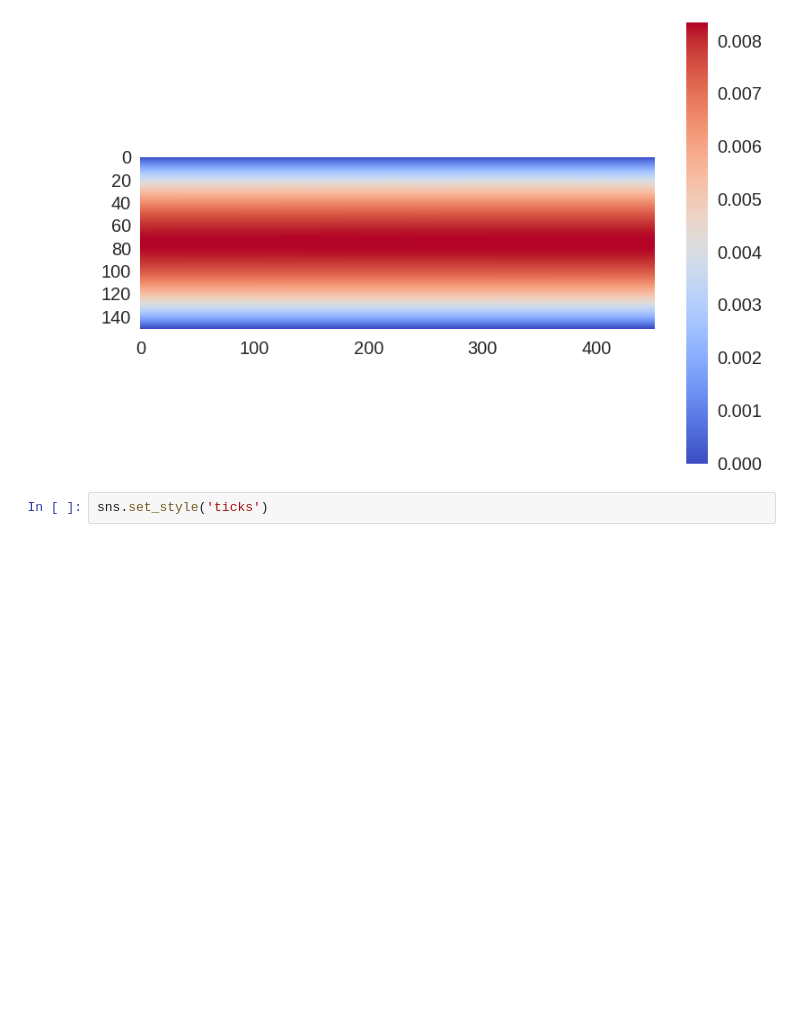
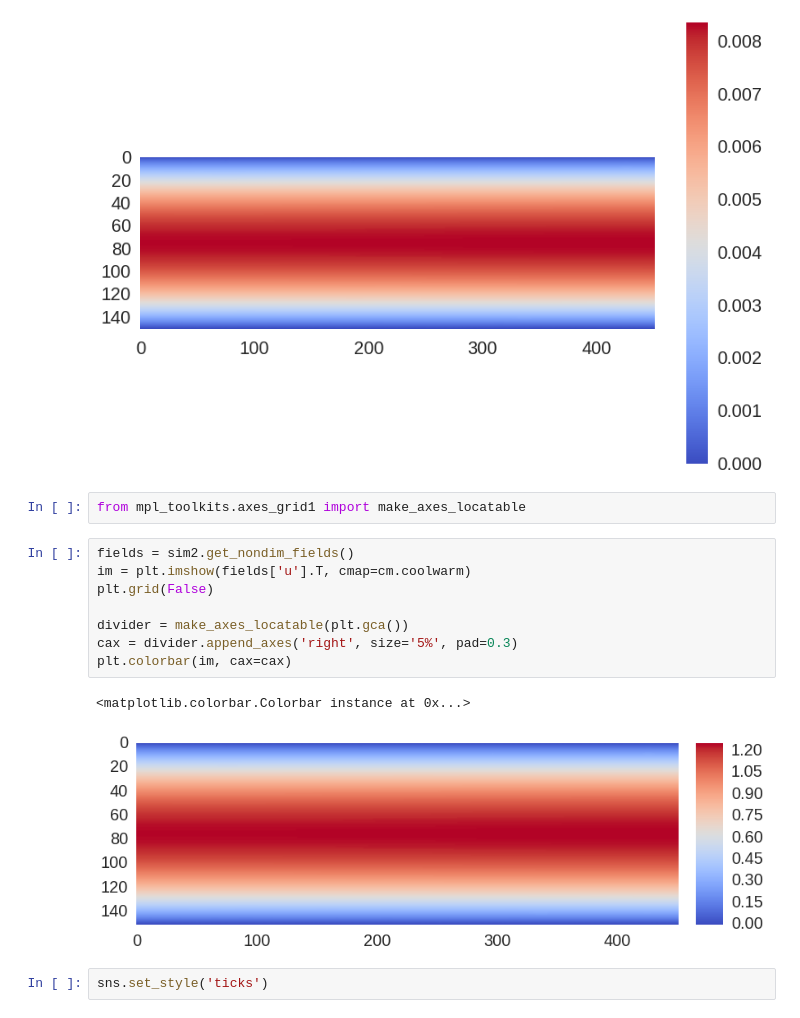
Before and after one commit to latticeboltzmann/2d-lb, a Jupyter notebook: docs/opencl_dimensionless_verification.ipynb, the cells around one changed output. Saved outputs shown, nothing was run; the diff lists cells and outputs as text; blank space fills up the shorter version.

```diff
--- a/docs/opencl_dimensionless_verification.ipynb
+++ b/docs/opencl_dimensionless_verification.ipynb
@@ -156,6 +156,19 @@ plt.colorbar()
 # %% [output]
 <matplotlib.colorbar.Colorbar instance at 0x...>
 [figure]
+# %%
+from mpl_toolkits.axes_grid1 import make_axes_locatable
+# %%
+fields = sim2.get_nondim_fields()
+im = plt.imshow(fields['u'].T, cmap=cm.coolwarm)
+plt.grid(False)
+
+divider = make_axes_locatable(plt.gca())
+cax = divider.append_axes('right', size='5%', pad=0.3)
+plt.colorbar(im, cax=cax)
+# %% [output]
+<matplotlib.colorbar.Colorbar instance at 0x...>
+[figure, added]
 # %%
 sns.set_style('ticks')
 # %%
```
Also changed, not shown: 1 other file.
